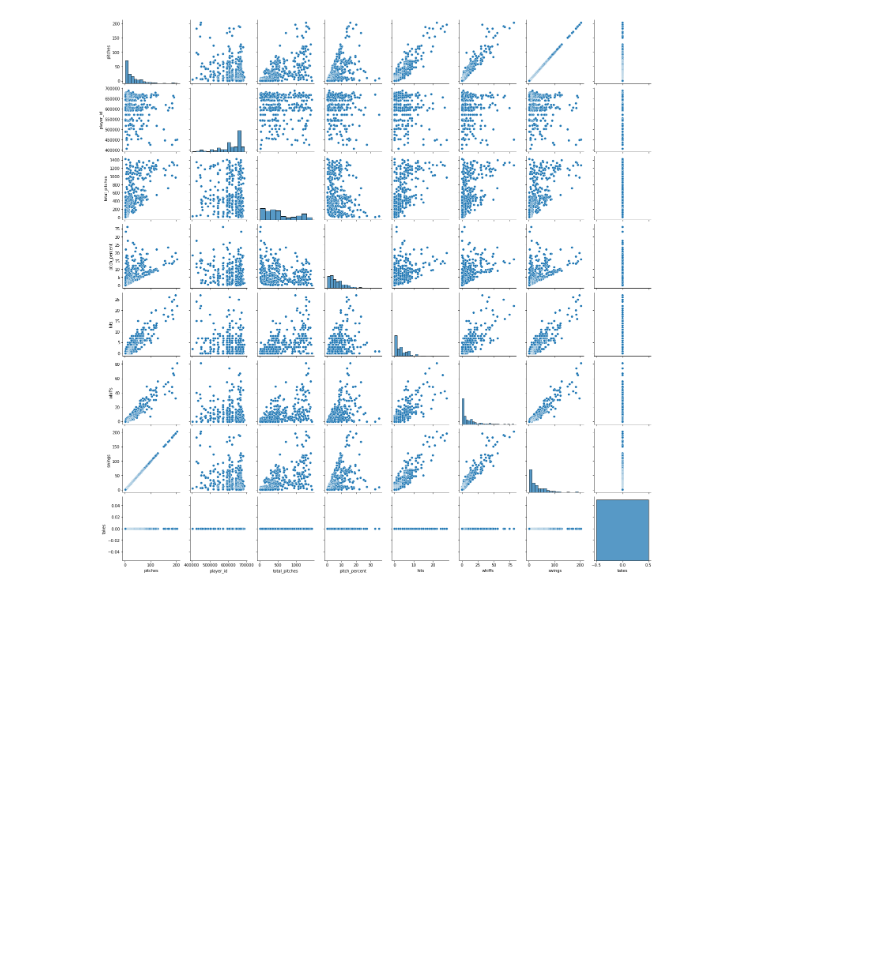
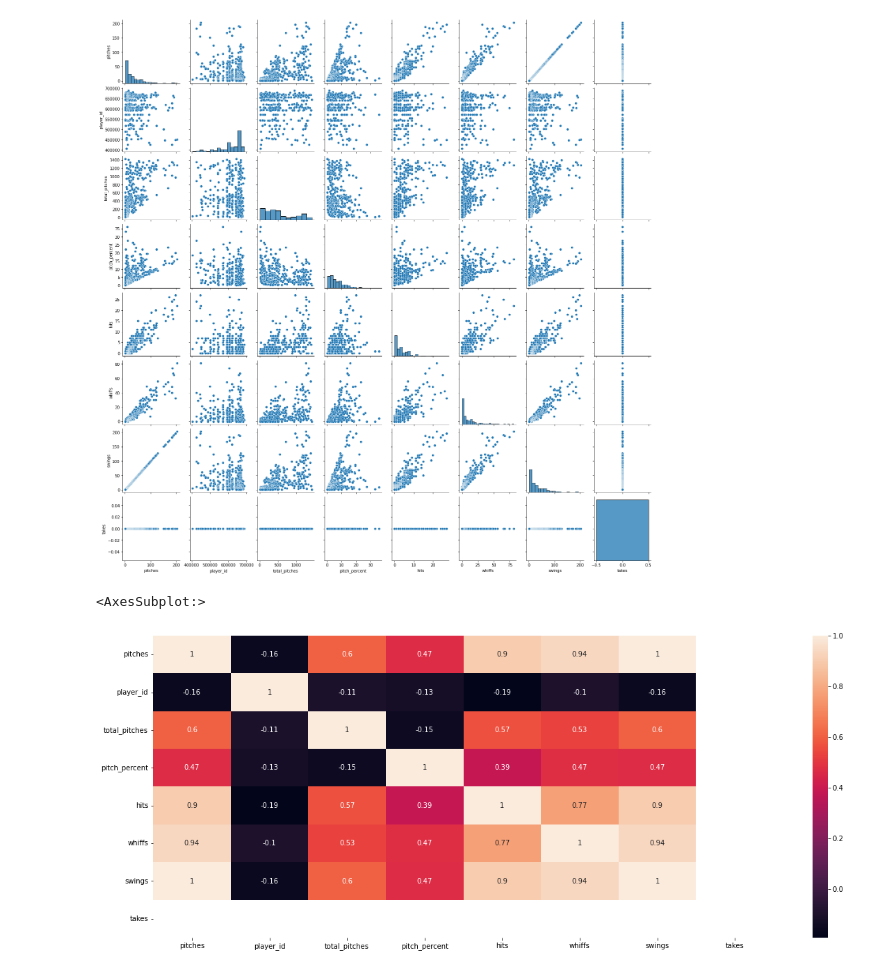
Before and after one commit to Katherine89Lee/Curveball-Data, a Jupyter notebook: Curveballs.ipynb, the cells around one changed output. Cells and saved outputs as stored; diff of their text form; code cells hidden in the pictures; blank space fills up the shorter version.

Commit message:
Update Curveballs.ipynb
6/29/2022 Update

```diff
--- a/Curveballs.ipynb
+++ b/Curveballs.ipynb
@@ -58,3 +58,11 @@ sns.pairplot(curveballs_clean)
 # %% [output]
 <seaborn.axisgrid.PairGrid at 0x...>
 [figure]
+# %%
+#I know the heatmap earlier had the same information here, but with so many columns dropped I wanted to run it again.
+
+plt.figure(figsize = (20,8))
+sns.heatmap(curveballs_clean.corr(), annot=True)
+# %% [output]
+<AxesSubplot:>
+[figure, added]
```
Also changed, not shown: parts of 7 cells of this notebook.
